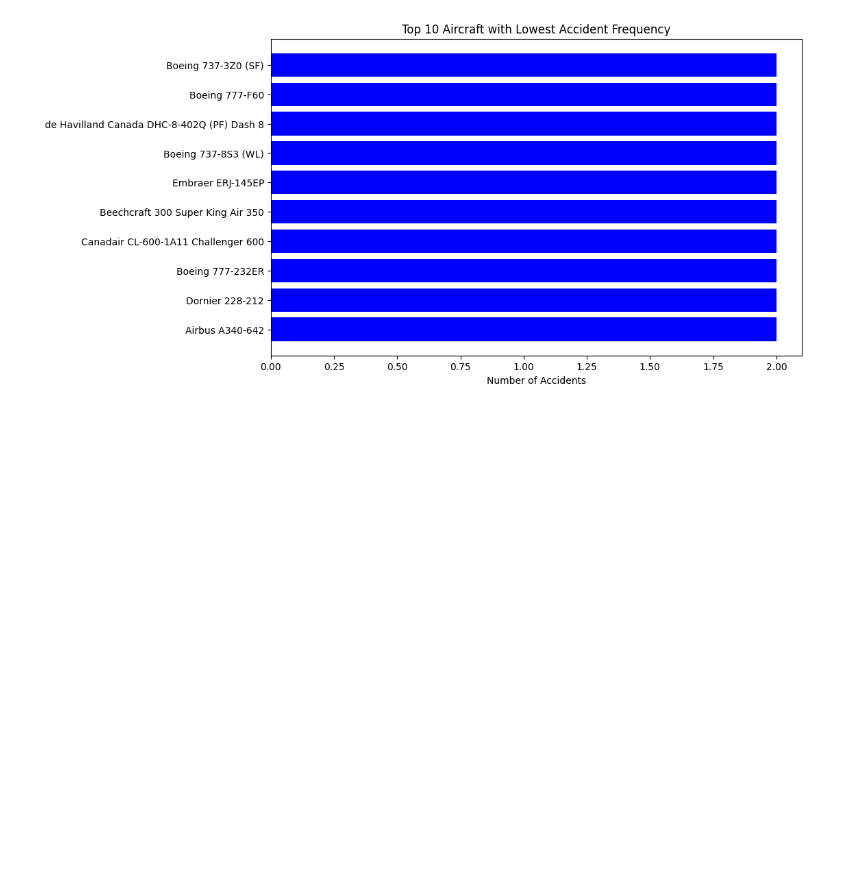
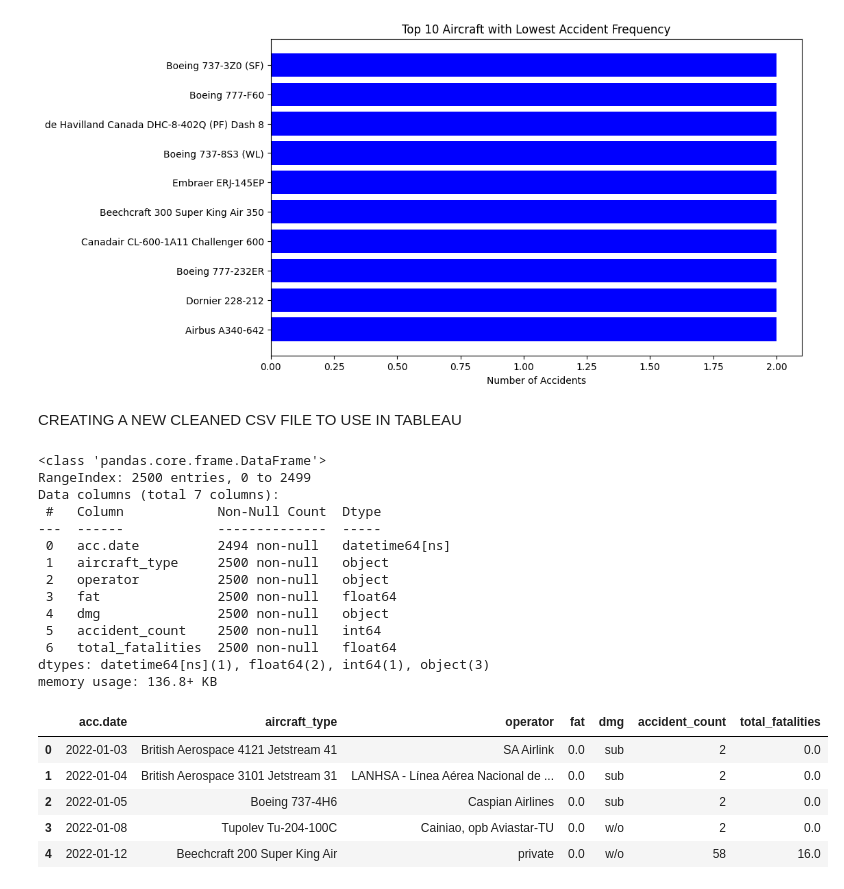
Before and after one commit to Esther-Margaret-Mwangi/Aviation-risk-analysis-project, a Jupyter notebook: aviation_risk_analysis.ipynb, the cells around one changed output. Cells and saved outputs as stored; diff of their text form; code cells hidden in the pictures; blank space fills up the shorter version.

Commit message:
new csv file for tableau

```diff
--- a/aviation_risk_analysis.ipynb
+++ b/aviation_risk_analysis.ipynb
@@ -264,3 +264,40 @@ plt.title("Top 10 Aircraft with Lowest Accident Frequency")
 plt.show()
 # %% [output]
 [figure]
+# %% [markdown]
+CREATING A NEW CLEANED CSV FILE TO USE IN TABLEAU
+# %%
+# We rename the type column for consistency
+df = df.rename(columns={"type": "aircraft_type"})
+# %%
+df_clean = df.merge(
+    accident_counts, on="aircraft_type", how="left"
+)
+
+df_clean = df_clean.merge(
+    fatalities_by_type, on="aircraft_type", how="left"
+)
+# %%
+df_clean.info()
+df_clean.head()
+# %% [output]
+<class 'pandas.core.frame.DataFrame'>
+RangeIndex: 2500 entries, 0 to 2499
+Data columns (total 7 columns):
+ #   Column            Non-Null Count  Dtype
+---  ------            --------------  -----
+ 0   acc.date          2494 non-null   datetime64[ns]
+ 1   aircraft_type     2500 non-null   object
+ 2   operator          2500 non-null   object
+ 3   fat               2500 non-null   float64
+ 4   dmg               2500 non-null   object
+ 5   accident_count    2500 non-null   int64
+ 6   total_fatalities  2500 non-null   float64
+dtypes: datetime64[ns](1), float64(2), int64(1), object(3)
+memory usage: 136.8+ KB
+|  | acc.date | aircraft_type | operator | fat | dmg | accident_count | total_fatalities |
+| 0 | 2022-01-03 | British Aerospace 4121 Jetstream 41 | SA Airlink | 0.0 | sub | 2 | 0.0 |
+| 1 | 2022-01-04 | British Aerospace 3101 Jetstream 31 | LANHSA - Línea Aérea Nacional de ... | 0.0 | sub | 2 | 0.0 |
+| 2 | 2022-01-05 | Boeing 737-4H6 | Caspian Airlines | 0.0 | sub | 2 | 0.0 |
+| 3 | 2022-01-08 | Tupolev Tu-204-100C | Cainiao, opb Aviastar-TU | 0.0 | w/o | 2 | 0.0 |
+| 4 | 2022-01-12 | Beechcraft 200 Super King Air | private | 0.0 | w/o | 58 | 16.0 |
```
Also changed, not shown: parts of 1 cell of this notebook, 1 other file.
